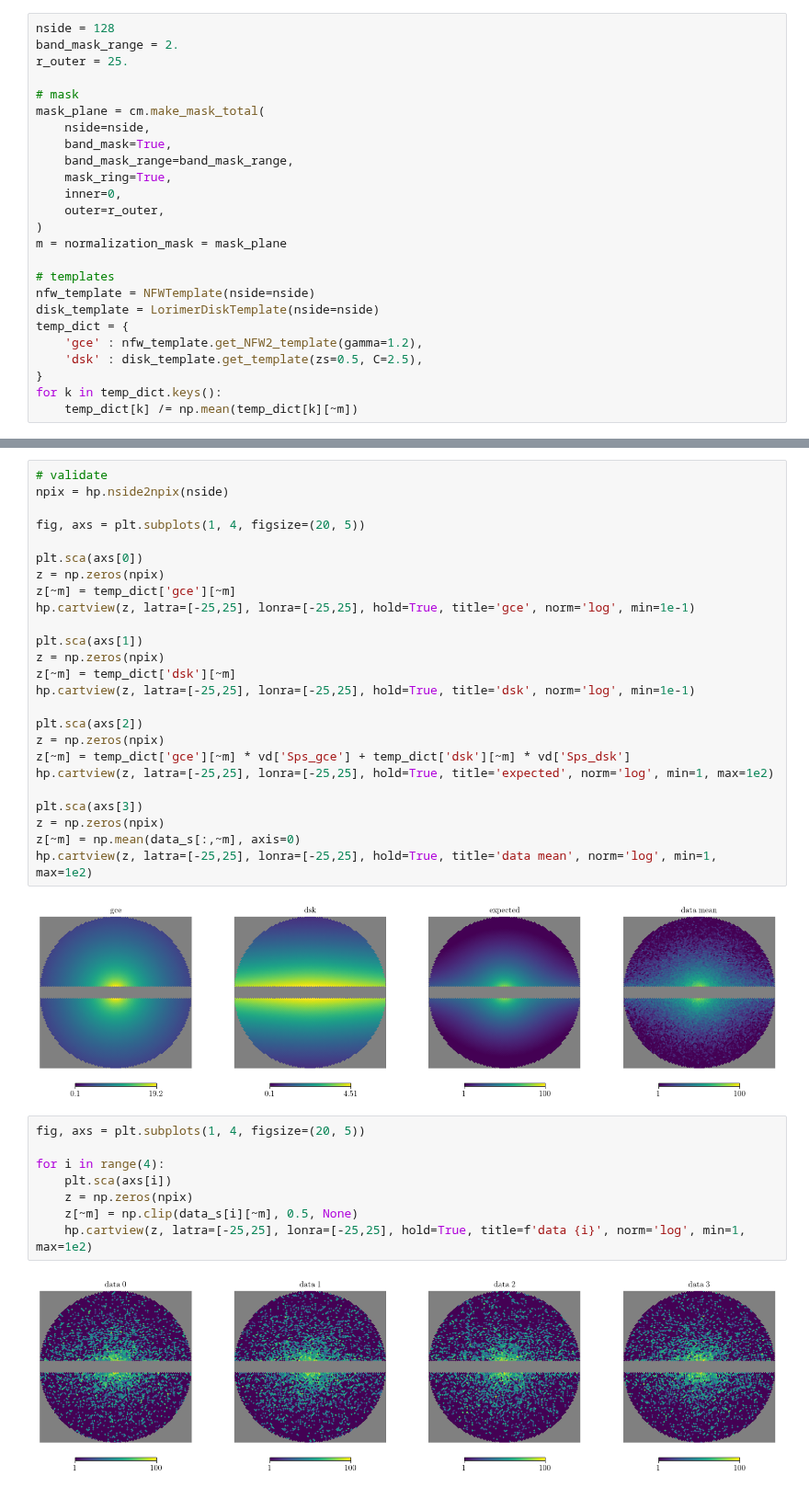
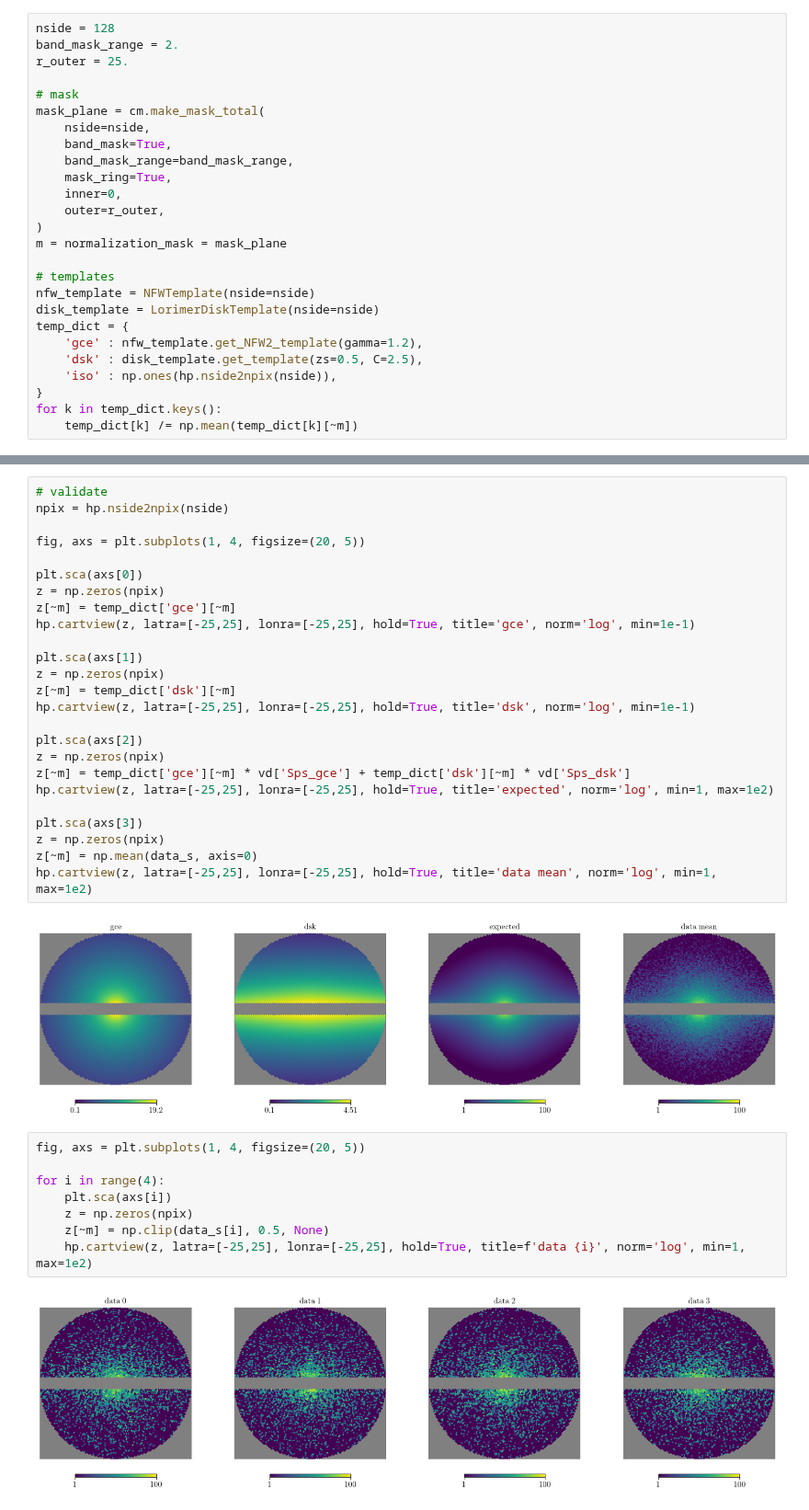
Before and after one commit to smsharma/fermi-prob-prog, a Jupyter notebook: npll_issue/5S_dsk_gce_old_sim.ipynb, the cells around one changed output, grey strips where cells are left out. Shown at 92% size. Saved outputs shown, nothing was run; the diff lists cells and outputs as text.

```diff
--- a/npll_issue/5S_dsk_gce_old_sim.ipynb
+++ b/npll_issue/5S_dsk_gce_old_sim.ipynb
@@ -57,6 +57,7 @@ disk_template = LorimerDiskTemplate(nside=nside)
 temp_dict = {
     'gce' : nfw_template.get_NFW2_template(gamma=1.2),
     'dsk' : disk_template.get_template(zs=0.5, C=2.5),
+    'iso' : np.ones(hp.nside2npix(nside)),
 }
 for k in temp_dict.keys():
     temp_dict[k] /= np.mean(temp_dict[k][~m])
@@ -165,17 +132,17 @@ hp.cartview(z, latra=[-25,25], lonra=[-25,25], hold=True, title='expected', norm
 
 plt.sca(axs[3])
 z = np.zeros(npix)
-z[~m] = np.mean(data_s[:,~m], axis=0)
+z[~m] = np.mean(data_s, axis=0)
 hp.cartview(z, latra=[-25,25], lonra=[-25,25], hold=True, title='data mean', norm='log', min=1, max=1e2)
 # %% [output]
 [figure]
 # %%
 fig, axs = plt.subplots(1, 4, figsize=(20, 5))
 
 for i in range(4):
     plt.sca(axs[i])
     z = np.zeros(npix)
-    z[~m] = np.clip(data_s[i][~m], 0.5, None)
+    z[~m] = np.clip(data_s[i], 0.5, None)
     hp.cartview(z, latra=[-25,25], lonra=[-25,25], hold=True, title=f'data {i}', norm='log', min=1, max=1e2)
 # %% [output]
-[figure, old version]
+[figure, new version]
```
Also changed, not shown: parts of 5 cells of this notebook, 14 other files.
